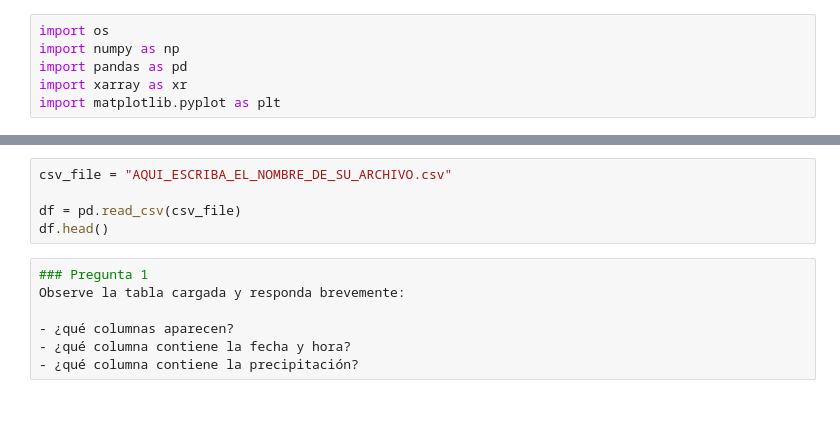
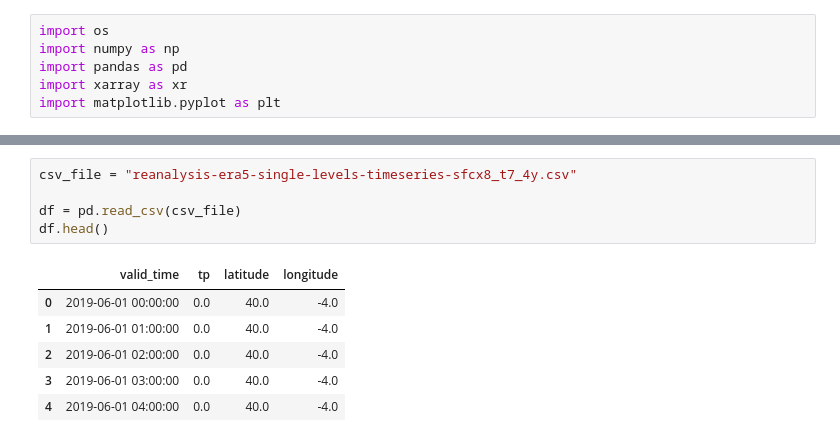
Before and after one commit to RDiazSierra/ModelosClimaticos_MGCC_PED, a Jupyter notebook: PED5_ERA5Phyt/PED5_ERA5Phyton.ipynb, the cells around one changed output, grey strips where cells are left out. Saved outputs shown, nothing was run; the diff lists cells and outputs as text; blank space fills up the shorter version.

```diff
--- a/PED5_ERA5Phyt/PED5_ERA5Phyton.ipynb
+++ b/PED5_ERA5Phyt/PED5_ERA5Phyton.ipynb
@@ -62,12 +62,12 @@ Escriba en la variable `csv_file` el nombre exacto de su archivo descargado.
 # %%
-csv_file = "AQUI_ESCRIBA_EL_NOMBRE_DE_SU_ARCHIVO.csv"
+csv_file = "reanalysis-era5-single-levels-timeseries-sfcx8_t7_4y.csv"
 
 df = pd.read_csv(csv_file)
 df.head()
+# %% [output]
+|  | valid_time | tp | latitude | longitude |
+| 0 | 2019-06-01 00:00:00 | 0.0 | 40.0 | -4.0 |
+| 1 | 2019-06-01 01:00:00 | 0.0 | 40.0 | -4.0 |
+| 2 | 2019-06-01 02:00:00 | 0.0 | 40.0 | -4.0 |
+| 3 | 2019-06-01 03:00:00 | 0.0 | 40.0 | -4.0 |
+| 4 | 2019-06-01 04:00:00 | 0.0 | 40.0 | -4.0 |
-# %%
-### Pregunta 1
-Observe la tabla cargada y responda brevemente:
-
-- ¿qué columnas aparecen?
-- ¿qué columna contiene la fecha y hora?
-- ¿qué columna contiene la precipitación?
```
Also changed, not shown: parts of 34 cells of this notebook.
